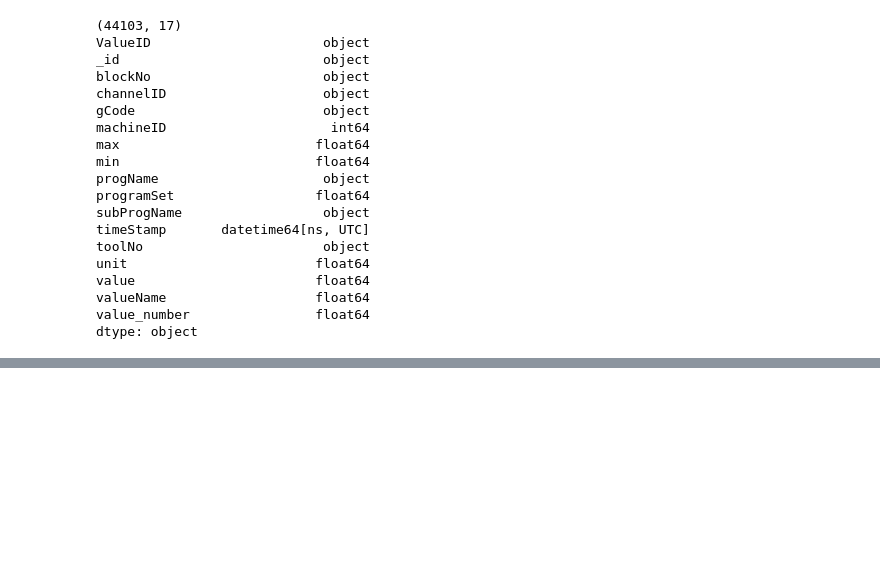
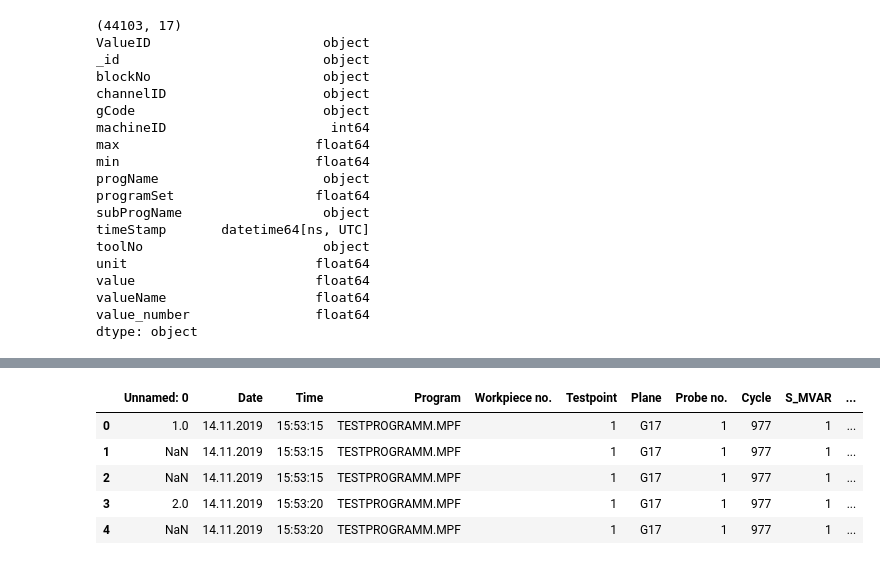
Before and after one commit to Xavubil/master_project_machine_learning, a Jupyter notebook: data_exploration/01-file_parsing.ipynb, the cells around one changed output, grey strips where cells are left out. Saved outputs shown, nothing was run; the diff lists cells and outputs as text; code cells hidden in the pictures; blank space fills up the shorter version.

```diff
--- a/data_exploration/01-file_parsing.ipynb
+++ b/data_exploration/01-file_parsing.ipynb
@@ -69,0 +110,19 @@ df.head()
+# %%
+import csv
+
+df_csv5 = pd.read_csv("MEAS_PROTOCOL_CSV_6.CSV", sep=';')
+df_csv5.rename(columns=lambda x: x.strip(), inplace=True)
+df_csv5["Measured"] = df_csv5["Measured"].apply(lambda x: float(str(x).replace(',','.')))
+df_csv5["Setpoint"] = df_csv5["Setpoint"].apply(lambda x: float(str(x).replace(',','.')))
+df_csv5["Difference"] = df_csv5["Difference"].apply(lambda x: float(str(x).replace(',','.')))
+columnsToStrip = ["Program", "Plane", "Measuring variant","Results:", "Unit"]
+for curColumn in columnsToStrip:
+    df_csv5[curColumn] = df_csv5[curColumn].apply(lambda x: x.strip())
+df_csv5.head()
+# %% [output]
+|  | Unnamed: 0 | Date | Time | Program | Workpiece no. | Testpoint | Plane | Probe no. | Cycle | S_MVAR | ... |
+| 0 | 1.0 | 14.11.2019 | 15:53:15 | TESTPROGRAMM.MPF |  | 1 | G17 | 1 | 977 | 1 | ... |
+| 1 | NaN | 14.11.2019 | 15:53:15 | TESTPROGRAMM.MPF |  | 1 | G17 | 1 | 977 | 1 | ... |
+| 2 | NaN | 14.11.2019 | 15:53:15 | TESTPROGRAMM.MPF |  | 1 | G17 | 1 | 977 | 1 | ... |
+| 3 | 2.0 | 14.11.2019 | 15:53:20 | TESTPROGRAMM.MPF |  | 1 | G17 | 1 | 977 | 1 | ... |
+| 4 | NaN | 14.11.2019 | 15:53:20 | TESTPROGRAMM.MPF |  | 1 | G17 | 1 | 977 | 1 | ... |
```
Also changed, not shown: parts of 5 cells of this notebook.
